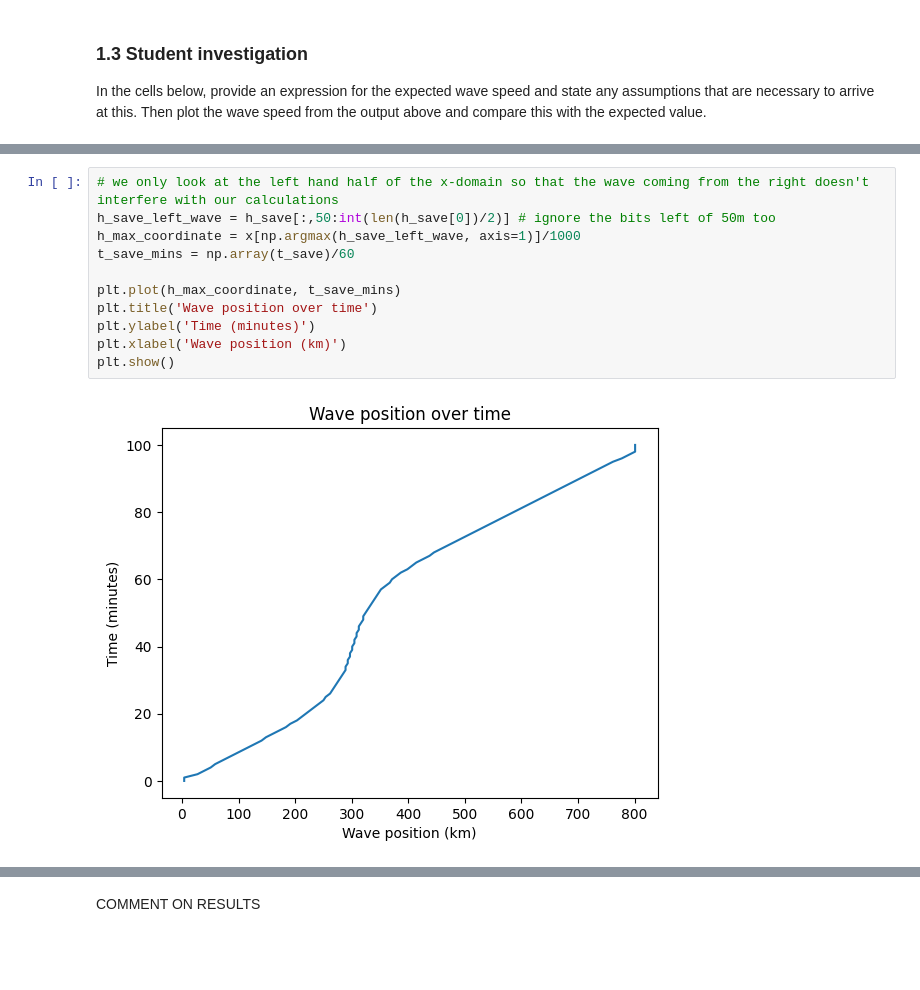
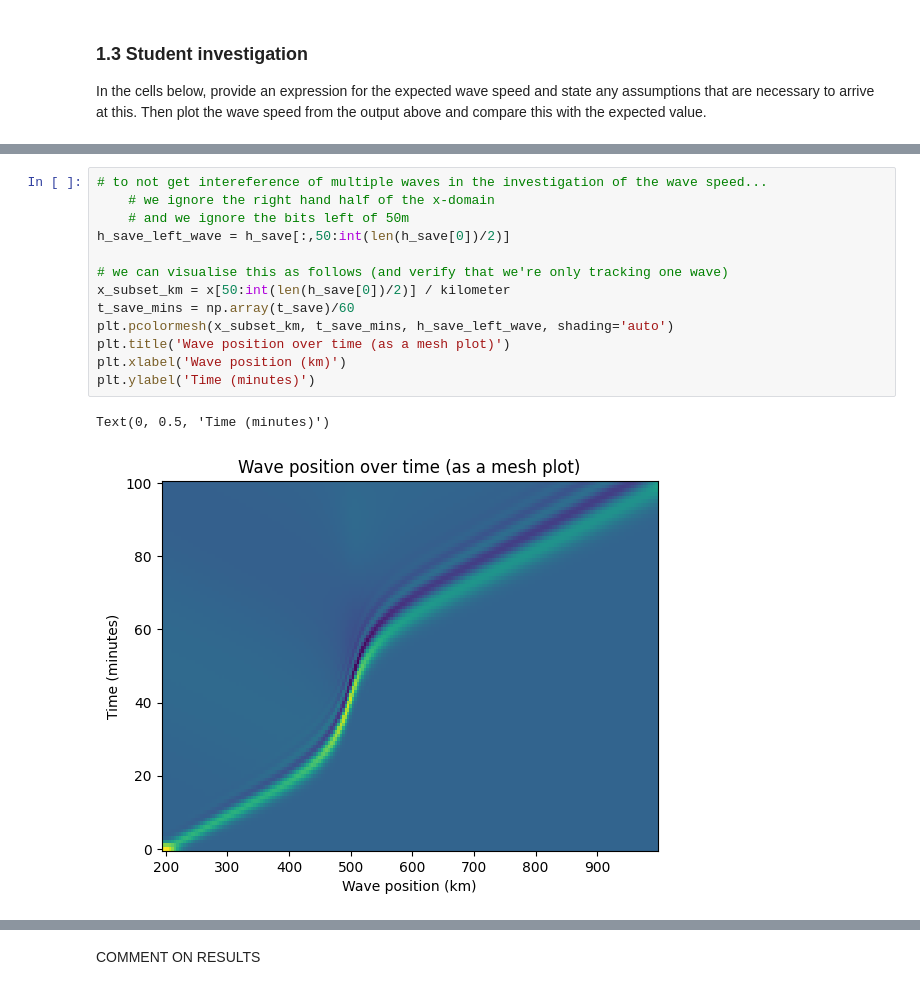
Before and after one commit to isabelgilchristmiller/QCES, a Jupyter notebook: Project3_tsunami.ipynb, the cells around one changed output, grey strips where cells are left out. Drawn from its saved outputs; the diff is of its cells as text; blank space fills up the shorter version.

```diff
--- a/Project3_tsunami.ipynb
+++ b/Project3_tsunami.ipynb
@@ -260,13 +258,16 @@ $$ \partial_t h + \partial_x(Hu) = -\partial_x(hu).$$
-# %%
-# we only look at the left hand half of the x-domain so that the wave coming from the right doesn't interfere with our calculations
-h_save_left_wave = h_save[:,50:int(len(h_save[0])/2)] # ignore the bits left of 50m too
-h_max_coordinate = x[np.argmax(h_save_left_wave, axis=1)]/1000
-t_save_mins = np.array(t_save)/60
-
-plt.plot(h_max_coordinate, t_save_mins)
-plt.title('Wave position over time')
-plt.ylabel('Time (minutes)')
-plt.xlabel('Wave position (km)')
-plt.show()
-# %% [output]
-[figure, removed]
+# %%
+# to not get intereference of multiple waves in the investigation of the wave speed...
+    # we ignore the right hand half of the x-domain
+    # and we ignore the bits left of 50m
+h_save_left_wave = h_save[:,50:int(len(h_save[0])/2)]
+
+# we can visualise this as follows (and verify that we're only tracking one wave)
+x_subset_km = x[50:int(len(h_save[0])/2)] / kilometer
+t_save_mins = np.array(t_save)/60
+plt.pcolormesh(x_subset_km, t_save_mins, h_save_left_wave, shading='auto')
+plt.title('Wave position over time (as a mesh plot)')
+plt.xlabel('Wave position (km)')
+plt.ylabel('Time (minutes)')
+# %% [output]
+Text(0, 0.5, 'Time (minutes)')
+[figure, added]
```
Also changed, not shown: parts of 15 cells of this notebook.
